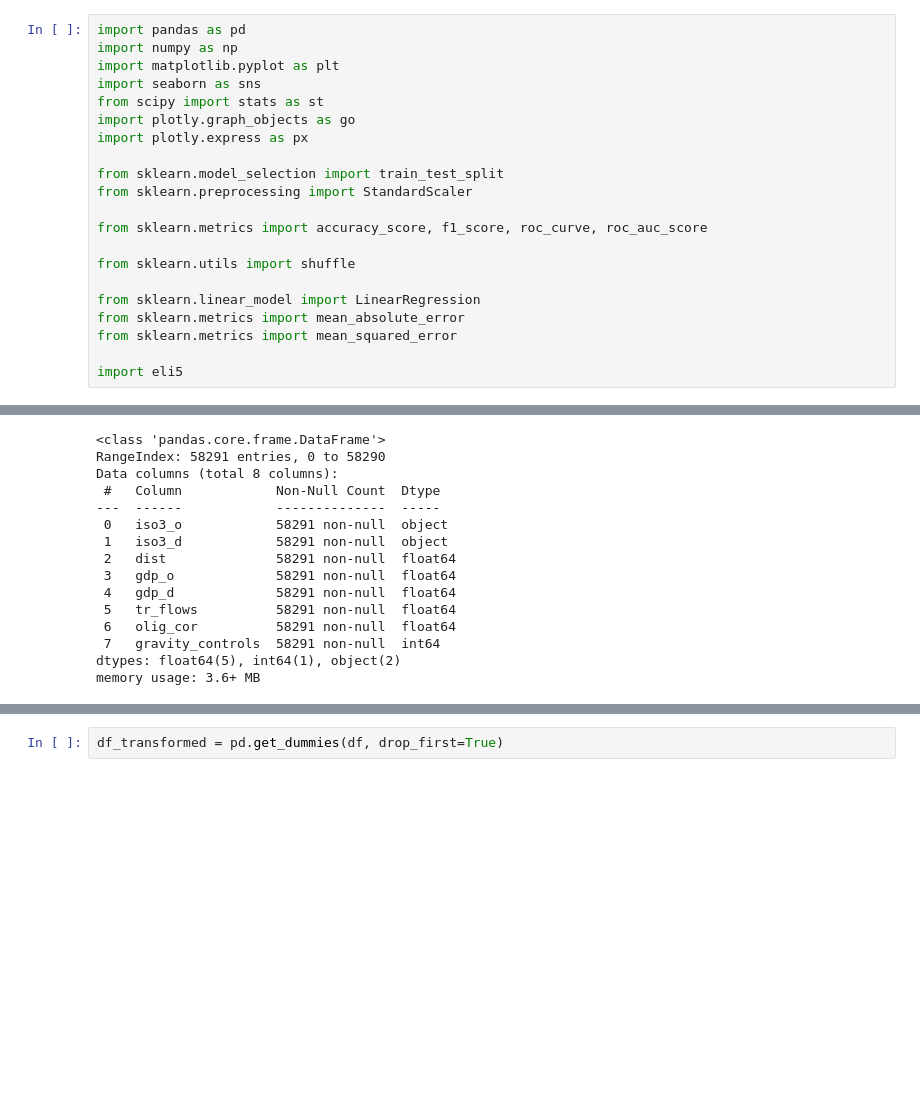
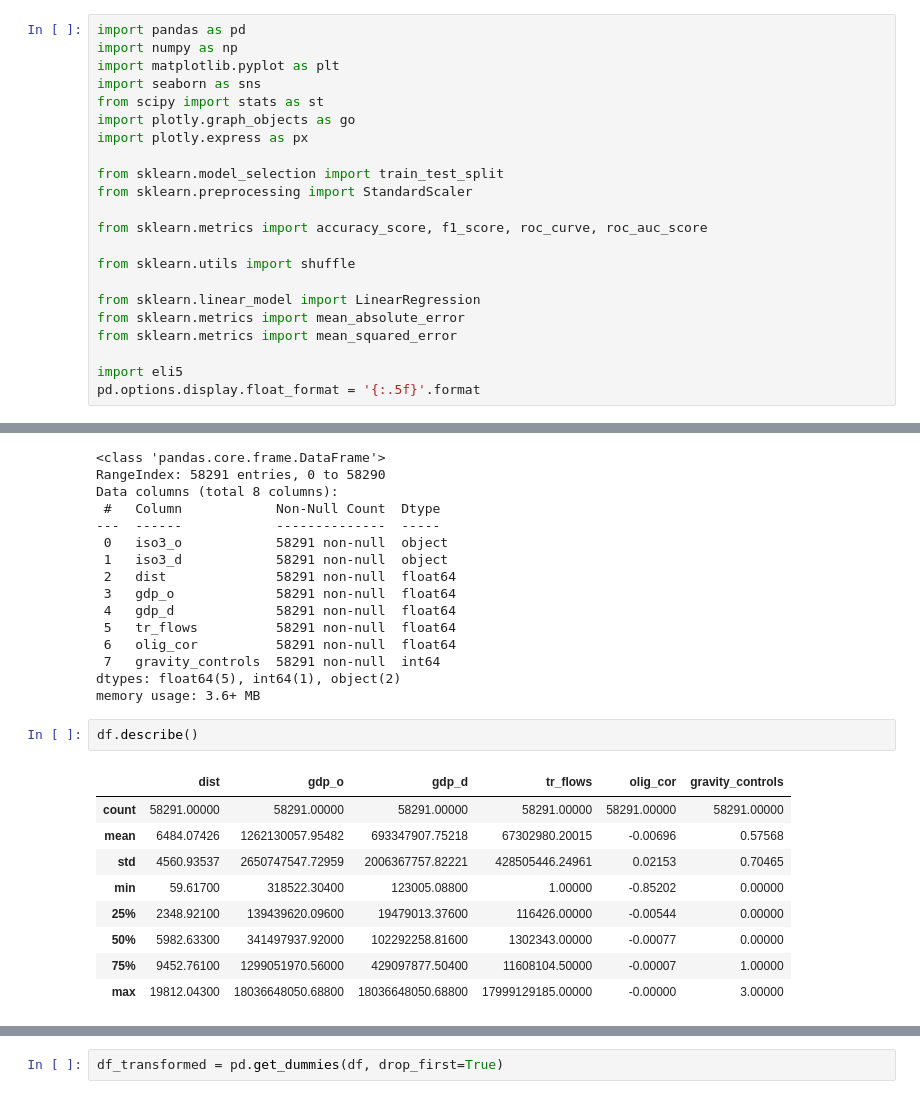
Before and after one commit to makcfd/angela-thesis, a Jupyter notebook: Regression_augmented.ipynb, the cells around one changed output, grey strips where cells are left out. Saved outputs shown, nothing was run; the diff lists cells and outputs as text; blank space fills up the shorter version.

```diff
--- a/Regression_augmented.ipynb
+++ b/Regression_augmented.ipynb
@@ -19,6 +19,7 @@ from sklearn.metrics import mean_absolute_error
 from sklearn.metrics import mean_squared_error
 
 import eli5
+pd.options.display.float_format = '{:.5f}'.format
 # %%
 df = pd.read_csv('data11_filtered.csv')
 # %%
@@ -89,3 +90,15 @@ Data columns (total 8 columns):
  7   gravity_controls  58291 non-null  int64
 dtypes: float64(5), int64(1), object(2)
 memory usage: 3.6+ MB
+# %%
+df.describe()
+# %% [output]
+|  | dist | gdp_o | gdp_d | tr_flows | olig_cor | gravity_controls |
+| count | 58291.00000 | 58291.00000 | 58291.00000 | 58291.00000 | 58291.00000 | 58291.00000 |
+| mean | 6484.07426 | 1262130057.95482 | 693347907.75218 | 67302980.20015 | -0.00696 | 0.57568 |
+| std | 4560.93537 | 2650747547.72959 | 2006367757.82221 | 428505446.24961 | 0.02153 | 0.70465 |
+| min | 59.61700 | 318522.30400 | 123005.08800 | 1.00000 | -0.85202 | 0.00000 |
+| 25% | 2348.92100 | 139439620.09600 | 19479013.37600 | 116426.00000 | -0.00544 | 0.00000 |
+| 50% | 5982.63300 | 341497937.92000 | 102292258.81600 | 1302343.00000 | -0.00077 | 0.00000 |
+| 75% | 9452.76100 | 1299051970.56000 | 429097877.50400 | 11608104.50000 | -0.00007 | 1.00000 |
+| max | 19812.04300 | 18036648050.68800 | 18036648050.68800 | 17999129185.00000 | -0.00000 | 3.00000 |
```
Also changed, not shown: parts of 5 cells of this notebook.
